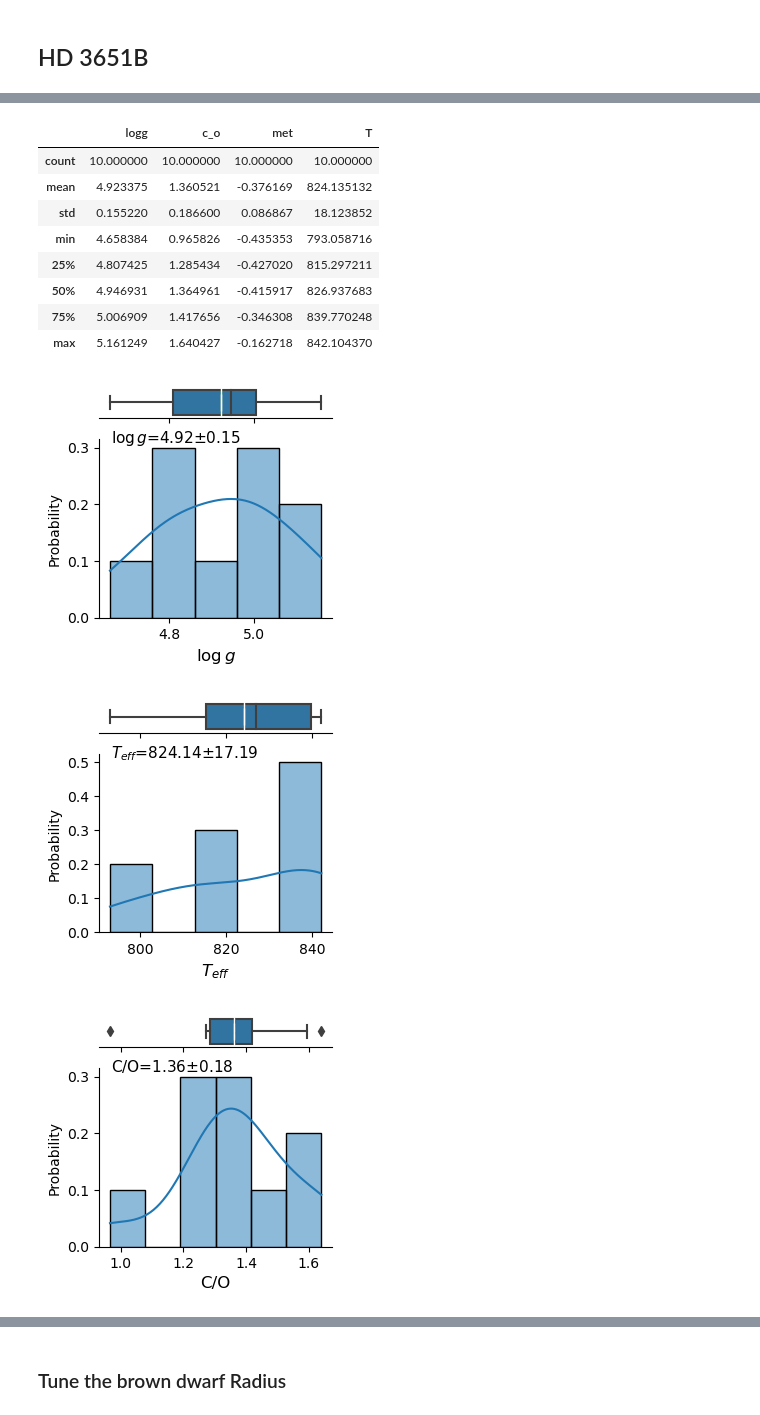
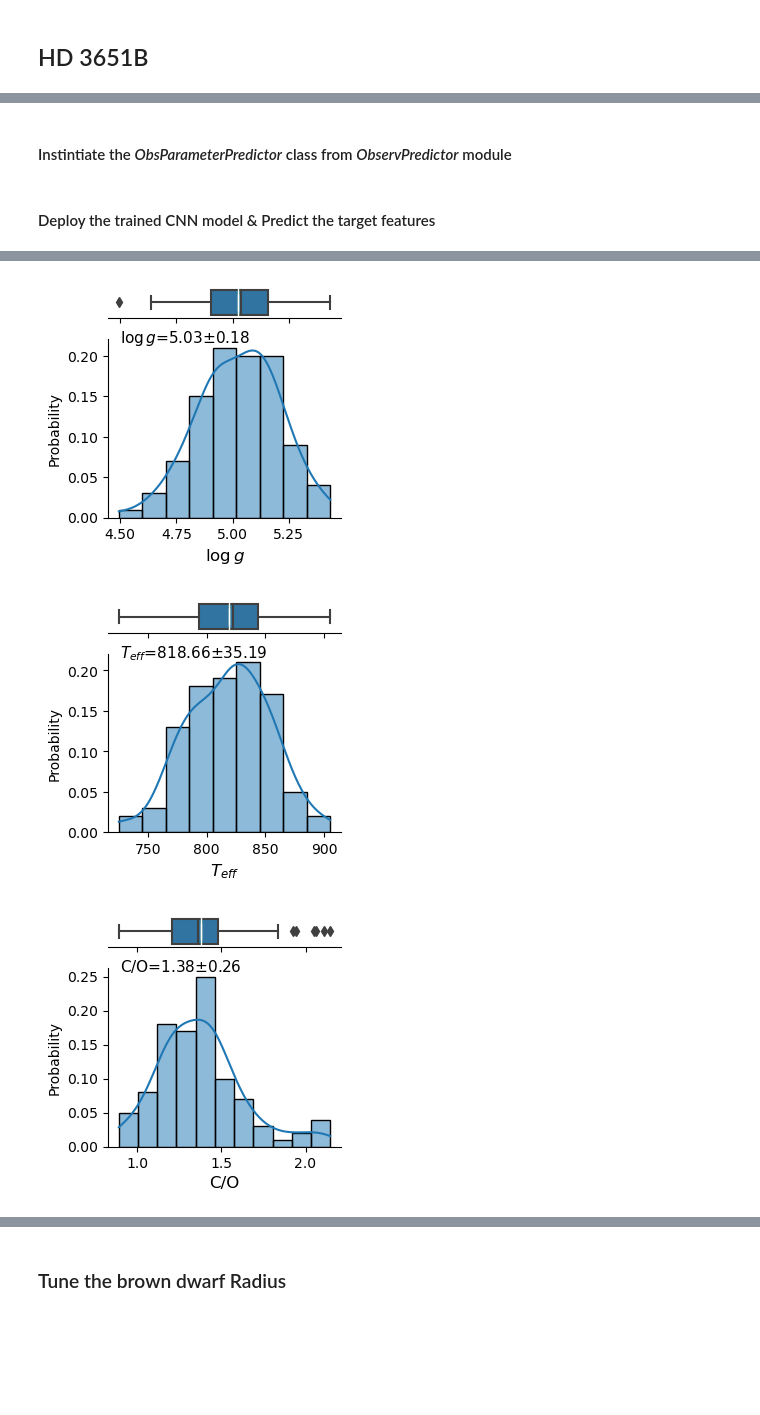
Before and after one commit to EhsanGharibNezhad/TelescopeML, a Jupyter notebook: notebooks/Predict_BrownDwarf_Parameters.ipynb, the cells around one changed output, grey strips where cells are left out. Saved outputs shown, nothing was run; the diff lists cells and outputs as text; code cells hidden in the pictures; blank space fills up the shorter version.

```diff
--- a/notebooks/Predict_BrownDwarf_Parameters.ipynb
+++ b/notebooks/Predict_BrownDwarf_Parameters.ipynb
@@ -97,7 +97,7 @@ y.head()
 # Step 2: Build the CNN model / Data processing
 # %%
 # Instintiate TrainCNNRegression class
-train_cnn_regression = TrainRegression(feature_values=X.to_numpy(),
+build_cnn_regression = BuildRegression(feature_values=X.to_numpy(),
                              feature_names=X.columns,
                              target_values=y.to_numpy(),
                              target_name=['gravity', 'c_o_ratio', 'metallicity', 'temperature'],
@@ -105,8 +105,6 @@ train_cnn_regression = TrainRegression(feature_values=X.to_numpy(),
                              param_grid=None,
                              spectral_resolution=100,
                              is_feature_improved='no',
-                             n_jobs=4,
-                             cv=5,
                              is_augmented='no',
                              ml_model=None,
                              ml_model_str='CNN')
@@ -143,5 +141,14 @@ train_cnn_regression.plot_boxplot_scaled_features(scaled_feature= train_cnn_regr
 # %% [markdown]
 ### Feature engeenering: Take Min and Max of each row (BD spectra)
 # %%
-train_cnn_regression.X_train_min = train_cnn_regression.X_train.min(axis=1)
-train_cnn_regression.X_train_max = train_cnn_regression.X_train.max(axis=1)
+# train
+build_cnn_regression.X_train_min = build_cnn_regression.X_train.min(axis=1)
+build_cnn_regression.X_train_max = build_cnn_regression.X_train.max(axis=1)
+
+# validation
+build_cnn_regression.X_val_min = build_cnn_regression.X_val.min(axis=1)
+build_cnn_regression.X_val_max = build_cnn_regression.X_val.max(axis=1)
+
+# test
+build_cnn_regression.X_test_min = build_cnn_regression.X_test.min(axis=1)
+build_cnn_regression.X_test_max = build_cnn_regression.X_test.max(axis=1)
@@ -204,7 +205,7 @@ with open('../../outputs/trained_models/trained_CNN_history_Toy_parameters_v4_10
 To enable them in other operations, rebuild TensorFlow with the appropriate compiler flags.
 # %%
-train_cnn_regression.trained_model = model
-train_cnn_regression.trained_model_history = history
+build_cnn_regression.trained_model = model
+build_cnn_regression.trained_model_history = history
 # %% [markdown]
 ### Check the CNN archeticture
 # %%
@@ -308,12 +309,14 @@ HD3651B_BD_literature_info = {'bd_name':'HD3651B',
           'bd_distance_pc' : 11.134,
           'bd_radius_Rjup' : 0.81,
           'bd_radius_Rjup_tuned': None} #0.81
+# %% [markdown]
+#### Instintiate the *ObsParameterPredictor* class from *ObservPredictor* module
 # %%
 brown_dwarf_literature_info = HD3651B_BD_literature_info
 predict = ObsParameterPredictor(object_name = brown_dwarf_literature_info['bd_name'], #Ross458C, HD3651B, GJ570D
                                 training_dataset_df = train_BD,
                                 wl = wl,
-                                train_cnn_regression_class = train_cnn_regression,
+                                train_cnn_regression_class = build_cnn_regression,
                                 bd_literature_dic = brown_dwarf_literature_info
                                 )
 # %%
@@ -326,5 +331,7 @@ predict.Process_Observational_Dataset(
+# %% [markdown]
+#### Deploy the trained CNN model & Predict the target features
 # %%
-predict.predict_from_random_spectra(random_spectra_num= 10,
+predict.predict_from_random_spectra(random_spectra_num= 100,
                                      __print_results__= True,
                                      __plot_randomly_generated_spectra__= False,
                                      __plot_histogram__= False,
@@ -346,12 +363,3 @@ Predicted Targets from Randomly Generated Spectra:
-|  | logg | c_o | met | T |
-| count | 10.000000 | 10.000000 | 10.000000 | 10.000000 |
-| mean | 4.923375 | 1.360521 | -0.376169 | 824.135132 |
-| std | 0.155220 | 0.186600 | 0.086867 | 18.123852 |
-| min | 4.658384 | 0.965826 | -0.435353 | 793.058716 |
-| 25% | 4.807425 | 1.285434 | -0.427020 | 815.297211 |
-| 50% | 4.946931 | 1.364961 | -0.415917 | 826.937683 |
-| 75% | 5.006909 | 1.417656 | -0.346308 | 839.770248 |
-| max | 5.161249 | 1.640427 | -0.162718 | 842.104370 |
-[figure, old version]
+[figure, new version]
-[figure, old version]
+[figure, new version]
-[figure, old version]
+[figure, new version]
```
Also changed, not shown: parts of 62 cells of this notebook, 10 other files.
